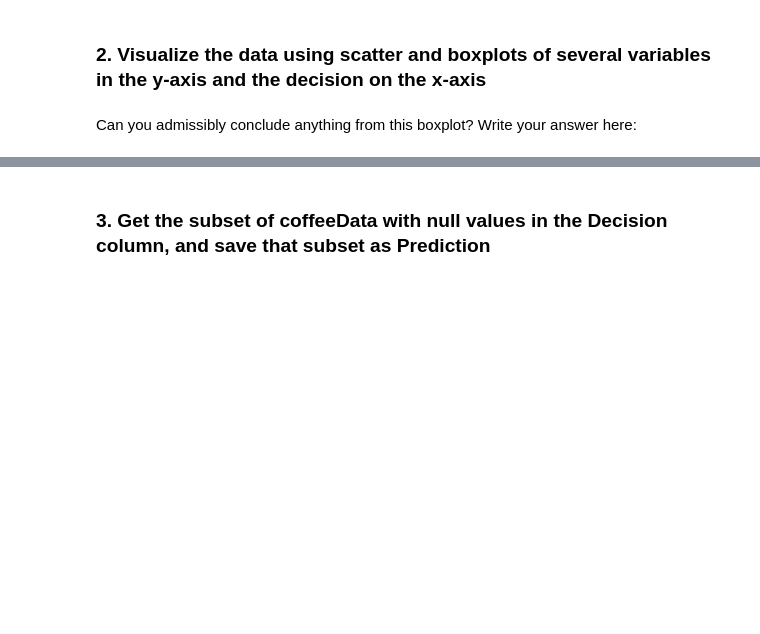
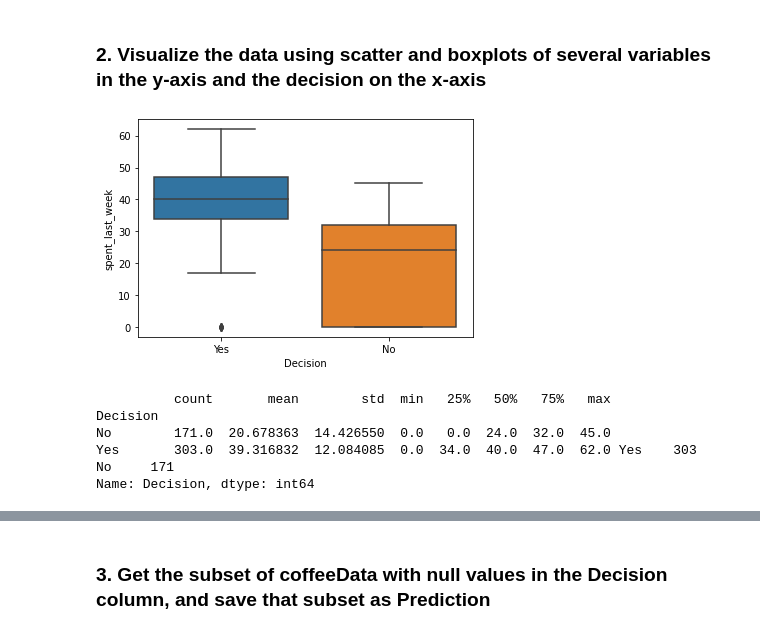
Before and after one commit to BinhKieu82/Springboard_NormProj, a Jupyter notebook: 14.3Springboard_Decision_Tree_Specialty_Coffee_Case_Study/Springboard Decision Tree Specialty Coffee Case Study - Tier 3.ipynb, the cells around one changed output, grey strips where cells are left out. Cells and saved outputs as stored; diff of their text form; code cells hidden in the pictures; blank space fills up the shorter version.

```diff
--- a/14.3Springboard_Decision_Tree_Specialty_Coffee_Case_Study/Springboard Decision Tree Specialty Coffee Case Study - Tier 3.ipynb
+++ b/14.3Springboard_Decision_Tree_Specialty_Coffee_Case_Study/Springboard Decision Tree Specialty Coffee Case Study - Tier 3.ipynb
@@ -154,7 +163,7 @@ Index(['Age', 'Gender', 'num_coffeeBags_per_year', 'spent_week', 'spent_month',
       dtype='object')
 # %%
 # Make the relevant name changes to spent_week and spent_per_week.
-coffeeData.rename({'spent_week': 'spent_per_week'},axis='columns',inplace=True)
+coffeeData.rename({'spent_week': 'spent_last_week', 'spent_month': 'spent_last_month','SlrAY': 'salary'},axis='columns',inplace=True)
 # %%
 # Check out the column names
 coffeeData.columns
@@ -220,5 +229,7 @@ array([ 1., nan,  0.])
 We now want to replace `1.0` and `0.0` in the `Decision` column by `YES` and `NO` respectively.
 # %%
 # Replace 'Yes' and 'No' by 1 and 0
-coffeeData.Decision.replace('1.0', value='No', regex=False).value_counts()
+coffeeData.Decision.replace(1., 'Yes',inplace=True)
+coffeeData.Decision.replace(0., 'No',inplace=True)
+coffeeData.Decision.unique()
 # %% [output]
@@ -242,5 +253,5 @@ To execute the train/test split properly, we need to do five things:
 # NoPrediction will contain all known values for the decision
 # Call dropna() on coffeeData, and store the result in a variable NOPrediction
 # Call describe() on the Decision column of NoPrediction after calling dropna() on coffeeData
-_ _ _
-_ _ _
+NOPrediction = coffeeData.dropna()
+print(NOPrediction.Decision.describe(), NOPrediction.info(),coffeeData.info())
@@ -249,7 +278,16 @@ _ _ _
 # %%
 # Exploring our new NOPrediction dataset
 # Make a boxplot on NOPrediction where the x axis is Decision, and the y axis is spent_today
-_ _ _
-_ _ _
+sns.boxplot(y="spent_last_week", x= "Decision", data=NOPrediction)
+plt.show()
+# %% [output]
+[figure, added]
-# %% [markdown]
-Can you admissibly conclude anything from this boxplot? Write your answer here:
+# %%
+print(NOPrediction.groupby(['Decision'])['spent_last_week'].describe(),NOPrediction.Decision.value_counts())
+# %% [output]
+          count       mean        std  min   25%   50%   75%   max
+Decision
+No        171.0  20.678363  14.426550  0.0   0.0  24.0  32.0  45.0
+Yes       303.0  39.316832  12.084085  0.0  34.0  40.0  47.0  62.0 Yes    303
+No     171
+Name: Decision, dtype: int64
```
Also changed, not shown: parts of 53 cells of this notebook.
